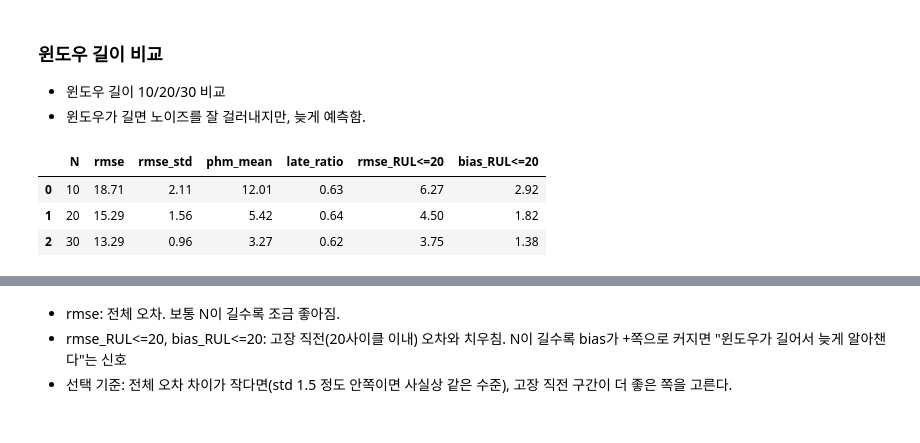
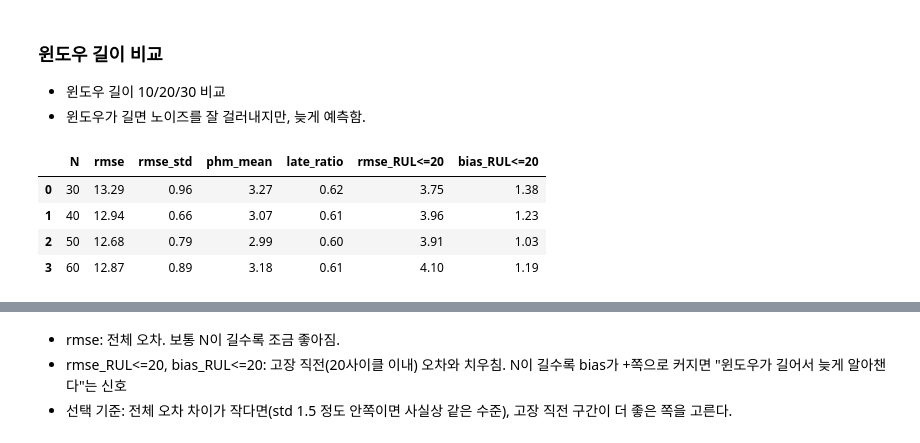
Before and after one commit to poly9010/C-MAPSS-Fleet-RUL-Monitoring-System, a Jupyter notebook: notebooks/(3)베이스라인.ipynb, the cells around one changed output, grey strips where cells are left out. Cells and saved outputs as stored; diff of their text form; code cells hidden in the pictures.

```diff
--- a/notebooks/(3)베이스라인.ipynb
+++ b/notebooks/(3)베이스라인.ipynb
@@ -252,34 +252,35 @@ def cv_run_on(data, make_model, cap, x_cols):
     """cv_run과 같지만, 사용할 특징 데이터를 인자로 받음"""
     rows, oof = [], []
     for k in range(5):
         tr, va = data[data.fold != k], data[data.fold == k]
         m = make_model().fit(tr[x_cols], cap_rul(tr["RUL"], cap))
         pred = np.clip(m.predict(va[x_cols]), 0, None)
         rows.append({"fold": k, **evaluate(va["RUL"], pred)})
         oof.append(va.assign(pred=pred))
     return pd.DataFrame(rows), pd.concat(oof)
 
 def build_feats(N):
     f = make_features(df, N=N).merge(df[["engine_id", "cycle", "RUL"]], on=["engine_id", "cycle"])
     return f.merge(split, on="engine_id").query("role == 'dev'")
 
 summary, oofs_N = [], {}
-for N in [10, 20, 30]:
+for N in [30, 40, 50,60]:
     fN = build_feats(N)
     r, o = cv_run_on(fN, make_hgb, cap=115, x_cols=X_cols)
     late = o.query("RUL <= 20")                       # 고장 직전 구간만
     summary.append({
         "N": N,
         "rmse": r.rmse.mean(), "rmse_std": r.rmse.std(),
         "phm_mean": r.phm_mean.mean(), "late_ratio": r.late_ratio.mean(),
         "rmse_RUL<=20": np.sqrt(np.mean((late.pred - late.RUL) ** 2)),
         "bias_RUL<=20": (late.pred - late.RUL).mean(),   # +면 늦게 예측
     })
     oofs_N[N] = o
 
 display(pd.DataFrame(summary).round(2))
 # %% [output]
 |  | N | rmse | rmse_std | phm_mean | late_ratio | rmse_RUL<=20 | bias_RUL<=20 |
-| 0 | 10 | 18.71 | 2.11 | 12.01 | 0.63 | 6.27 | 2.92 |
-| 1 | 20 | 15.29 | 1.56 | 5.42 | 0.64 | 4.50 | 1.82 |
-| 2 | 30 | 13.29 | 0.96 | 3.27 | 0.62 | 3.75 | 1.38 |
+| 0 | 30 | 13.29 | 0.96 | 3.27 | 0.62 | 3.75 | 1.38 |
+| 1 | 40 | 12.94 | 0.66 | 3.07 | 0.61 | 3.96 | 1.23 |
+| 2 | 50 | 12.68 | 0.79 | 2.99 | 0.60 | 3.91 | 1.03 |
+| 3 | 60 | 12.87 | 0.89 | 3.18 | 0.61 | 4.10 | 1.19 |
```
Also changed, not shown: parts of 2 cells of this notebook.
